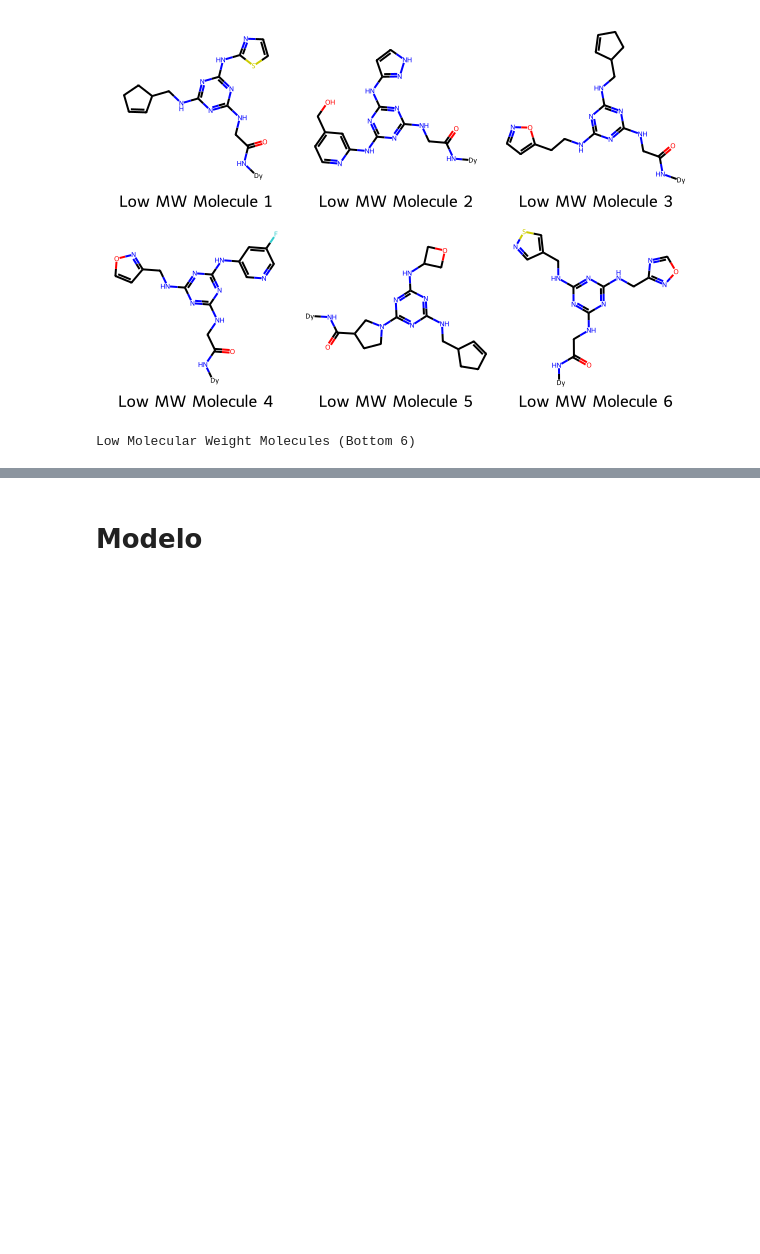
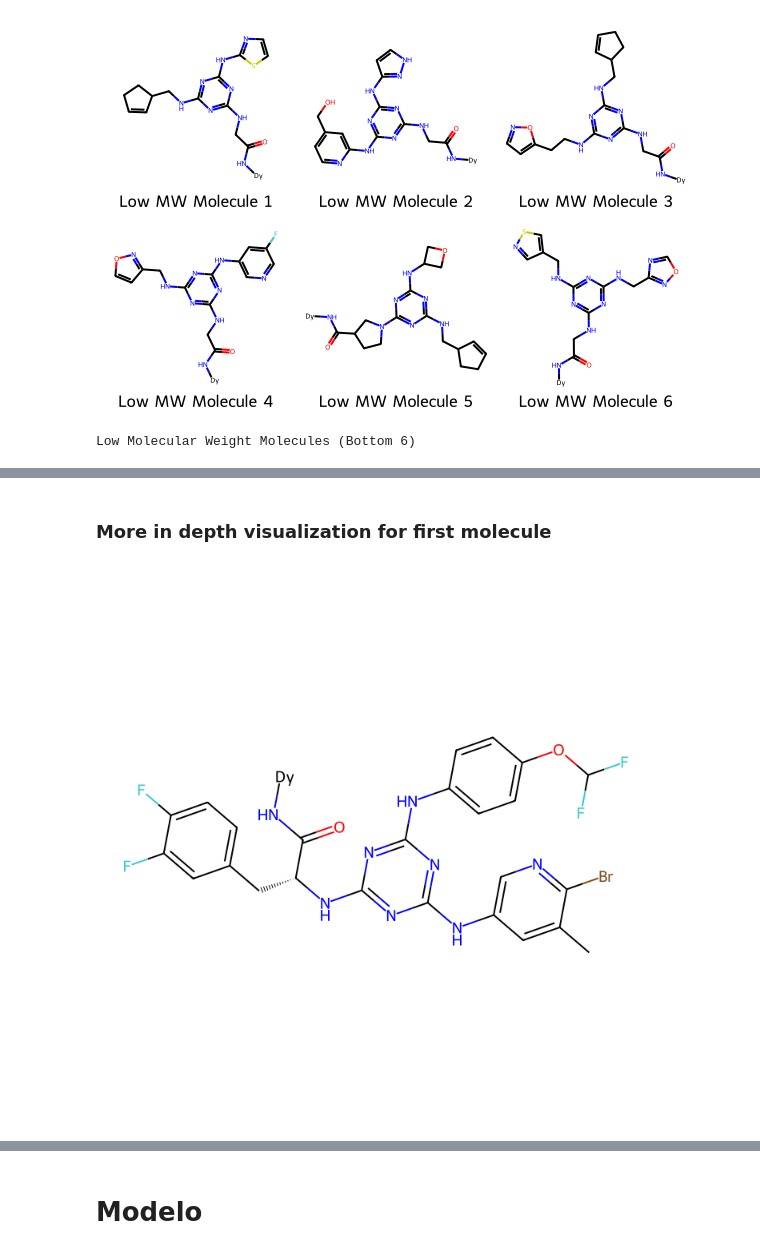
Before and after one commit to juanes213/DeepLearning_Exam, a Jupyter notebook: _sources/EDA_MODEL.ipynb, the cells around one changed output, grey strips where cells are left out. Saved outputs shown, nothing was run; the diff lists cells and outputs as text; code cells hidden in the pictures; blank space fills up the shorter version.

```diff
--- a/_sources/EDA_MODEL.ipynb
+++ b/_sources/EDA_MODEL.ipynb
@@ -327,0 +442,2 @@ Low Molecular Weight Molecules (Bottom 6)
+# %% [markdown]
+### More in depth visualization for first molecule
@@ -327,0 +447,22 @@ Low Molecular Weight Molecules (Bottom 6)
+# %%
+con = duckdb.connect()
+
+df = con.query(f"""(SELECT *
+                        FROM parquet_scan('{train_path}')
+                        WHERE binds = 0
+                        ORDER BY random()
+                        LIMIT 90000)
+                        UNION ALL
+                        (SELECT *
+                        FROM parquet_scan('{train_path}')
+                        WHERE binds = 1
+                        ORDER BY random()
+                        LIMIT 90000)""").df()
+
+con.close()
+# %%
+first_smiles = df['molecule_smiles'].iloc[0]
+first_molecule = Chem.MolFromSmiles(first_smiles)
+Draw.MolToImage(first_molecule, size=(700, 700))
+# %% [output]
+[figure, added]
```
Also changed, not shown: parts of 30 cells of this notebook, 8 other files.
